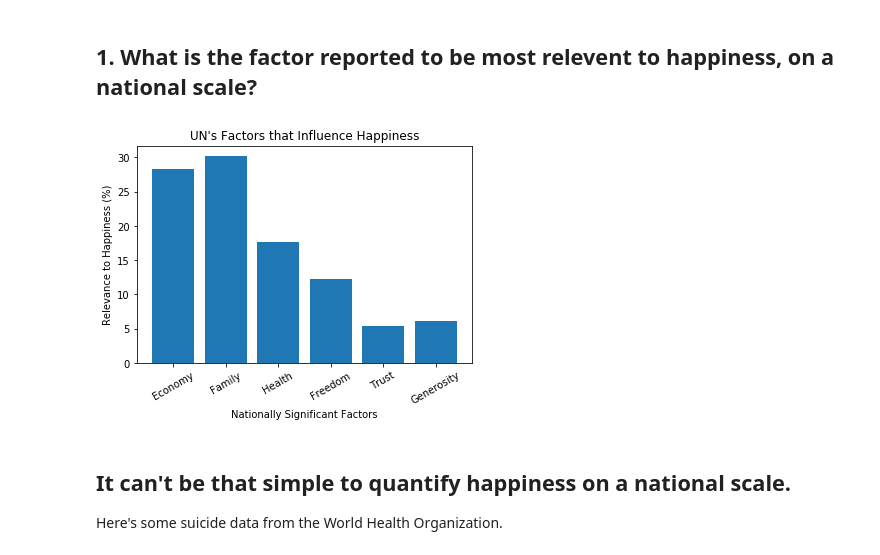
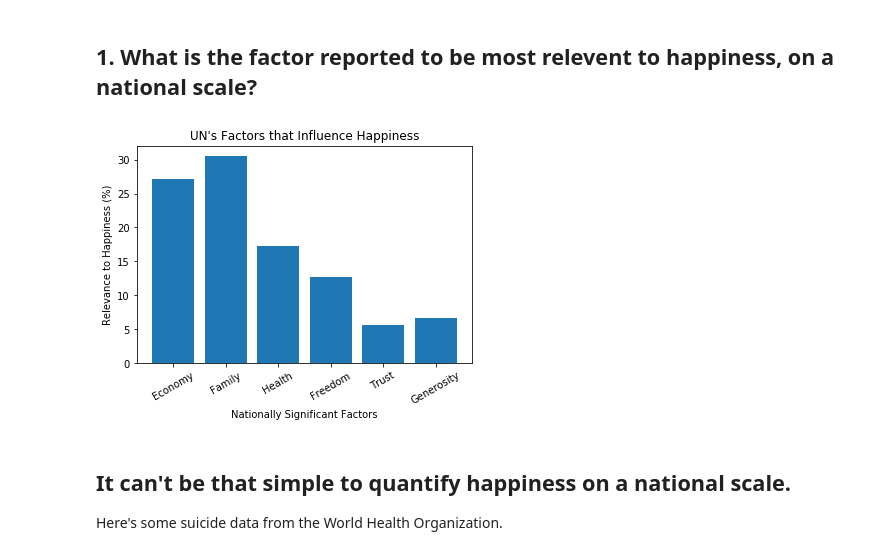
Before and after one commit to jamesboyd2008/happy-project, a Jupyter notebook: happy.ipynb, the cells around one changed output. Saved outputs shown, nothing was run; the diff lists cells and outputs as text; code cells hidden in the pictures.

Commit message:
Update column averages to average column percentages.

```diff
--- a/happy.ipynb
+++ b/happy.ipynb
@@ -70,47 +70,62 @@ threeAverages = [[], [], []]
 
 # Iterate over the datasets, finding the averages per column.
 for i in range(len(dataSets)):
-    frame = pd.read_csv(dataSets[i])
-    factorsByUN = factorsByYear[i]
+    with open(dataSets[i]) as file:
+        reader = csv.DictReader(file)
+        # Account for the year-specific column names.
+        factorsByUN = factorsByYear[i]
 
-    for factor in factorsByUN:
-        columnData = list(frame[factor])
-        average = sum(columnData) / len(columnData)
-        threeAverages[i].append(average)
+        # Make a dict for factors' percentages of the happiness score.
+        percentages = {}
+        for factor in factorsByUN:
+            percentages[factor] = []
+        # Calculate the percentage of relevance of each column's value.
+        for row in reader:
+            rowTotal = 0
+            for factor in factorsByUN:
+                rowTotal += float(row[factor])
+            for factor in factorsByUN:
+                percentages[factor].append(float(row[factor]) / rowTotal)
+
+        for factor in factorsByUN:
+            columnData = percentages[factor]
+            average = sum(columnData) / len(columnData)
+            threeAverages[i].append(average)
+
 
 # Determine the averages of the averages and put them in a list.
 averages = []
 quantityAves = len(factorNames2015and2016)
 for i in range(quantityAves):
     averages.append(
                        (
                            threeAverages[0][i] +
                            threeAverages[1][i] +
                            threeAverages[2][i]
                        ) / quantityAves
                    )
 
 # Determine the amount of happiness accounted for by each column.
 averagePercents = []
 happinessSum = sum(averages)
 for i in range(len(averages)):
     # Calculate the national happiness percentage of the column.
     averagePercents.append(averages[i] / happinessSum * 100)
 
 # Abbreviate the names of the factors for readability.
 xLabels = []
 for factor in factorNames2015and2016:
     xLabels.append(factor.split()[0])
 
 indices = np.arange(len(factorNames2015and2016))
 plt.bar(indices, averagePercents)
 plt.xticks(indices, xLabels, rotation = 30)
 plt.xlabel("Nationally Significant Factors")
 plt.ylabel("Relevance to Happiness (%)")
 plt.title("UN's Factors that Influence Happiness")
 plt.show()
 # %% [output]
-[figure, old version]
+[figure, new version]
 # %% [markdown]
 ## It can't be that simple to quantify happiness on a national scale.
 Here's some suicide data from the World Health Organization.
```
